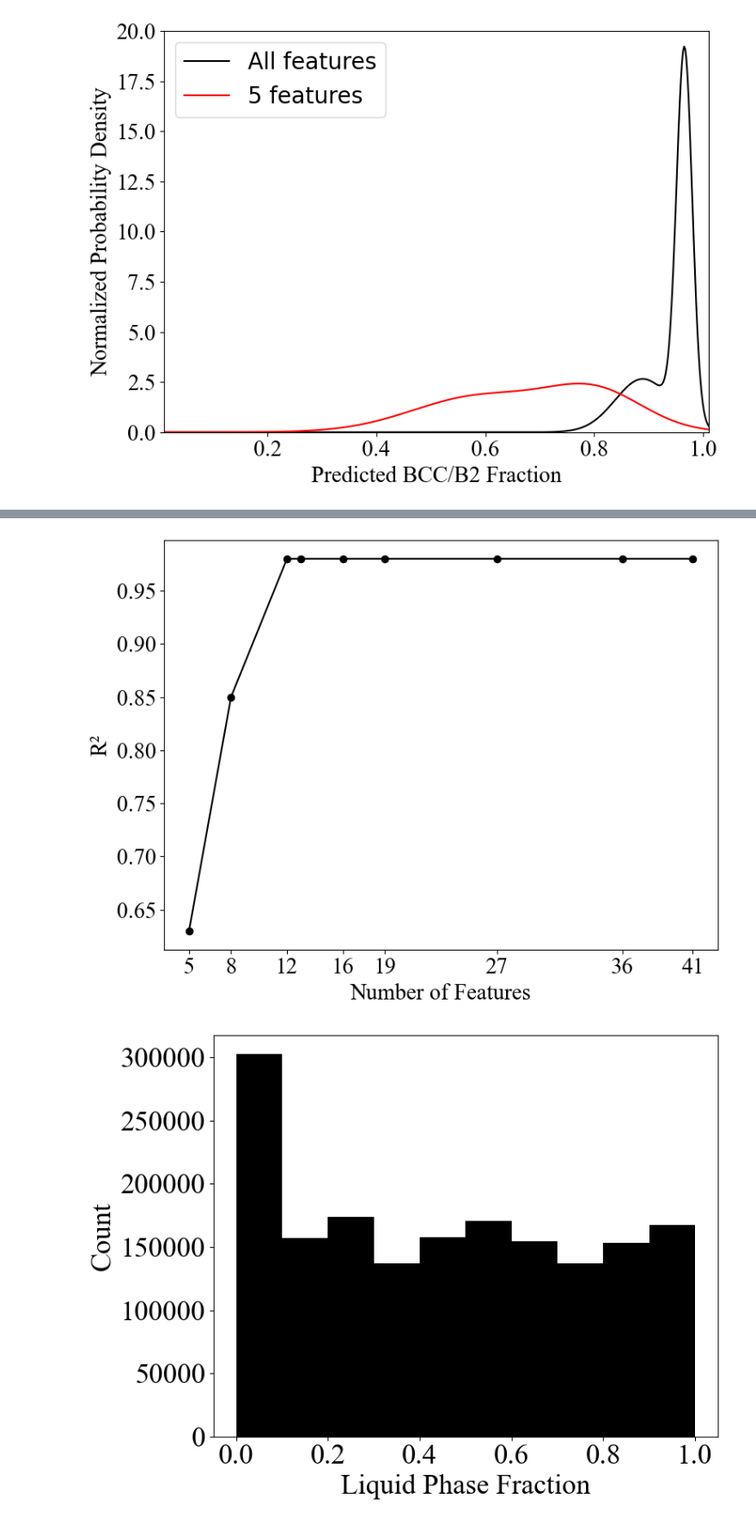
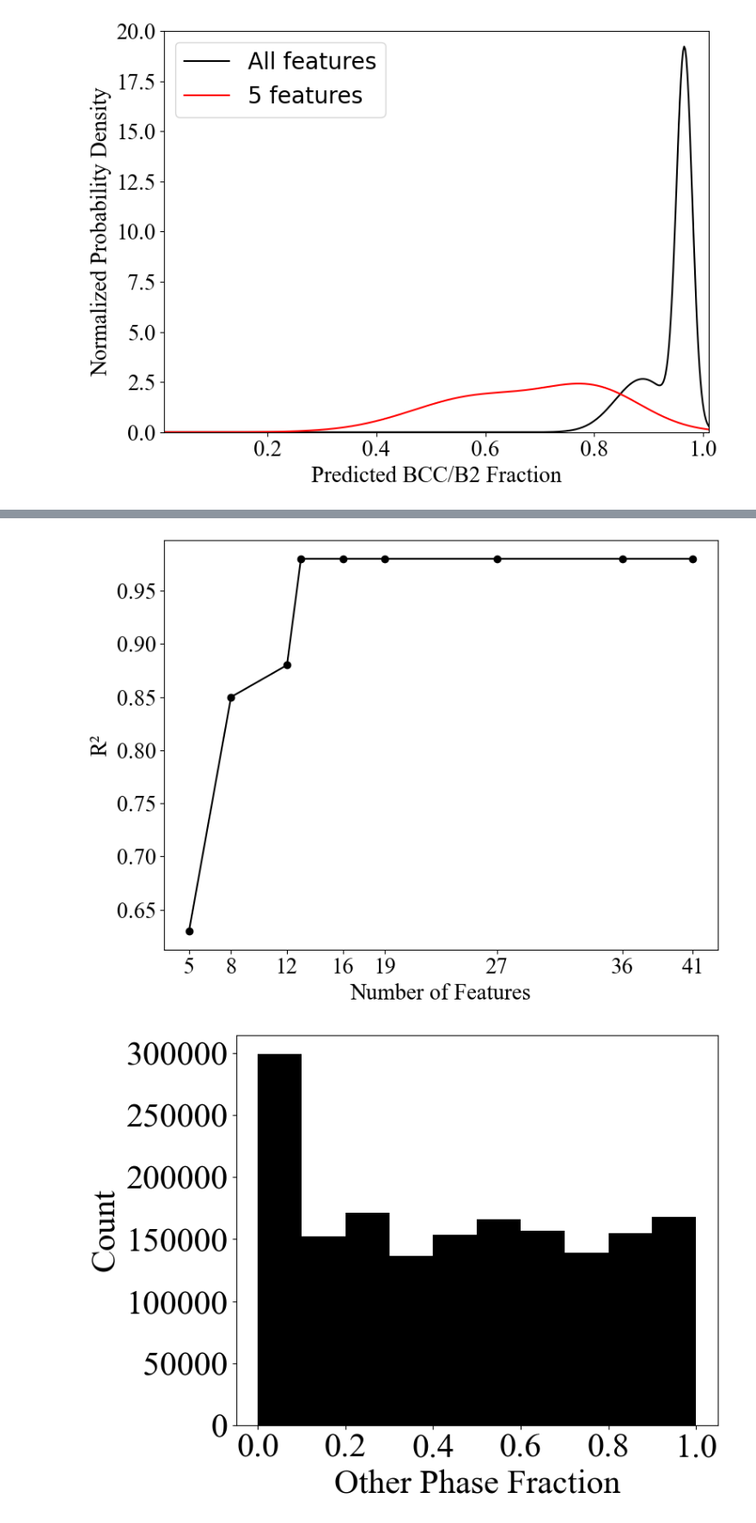
Before and after one commit to ashargh1/RMPEAs, a Jupyter notebook: Phase_UQ_Active_Learning/PerformanceEvaluation/PerformanceEvaluation.ipynb, the cells around one changed output, grey strips where cells are left out. Shown at 86% size. Saved outputs shown, nothing was run; the diff lists cells and outputs as text; code cells hidden in the pictures.

```diff
--- a/Phase_UQ_Active_Learning/PerformanceEvaluation/PerformanceEvaluation.ipynb
+++ b/Phase_UQ_Active_Learning/PerformanceEvaluation/PerformanceEvaluation.ipynb
@@ -594,10 +750,11 @@ Feature Importance Ranking (Most Important to Least):
 # %%
-#This code generates Figure 6(d) of the manuscript
+#This code generates Figure 7(d) of the manuscript
 import numpy as np
 import matplotlib.pyplot as plt
 
 n=[5,8,12,13,16,19,27,36,41]
-R2=[0.63,0.85,0.98,0.98,0.98,0.98,0.98,0.98,0.98]
+#R2=[0.63,0.85,0.98,0.98,0.98,0.98,0.98,0.98,0.98]
+R2=[0.63,0.85,0.88,0.98,0.98,0.98,0.98,0.98,0.98]
 plt.figure(figsize=(8, 6))
 plt.xlabel('Number of Features',fontsize=20, fontname='Times New Roman')
 plt.ylabel('R²',fontsize=20, fontname='Times New Roman')
@@ -609,31 +766,32 @@ plt.yticks(fontsize=20, fontname='Times New Roman')
 plt.tight_layout()
 plt.savefig('6d.png', dpi=600)
 # %% [output]
-[figure, old version]
+[figure, new version]
 # %%
 #This code generates Figure 1 and S1.
 import numpy as np
 import matplotlib.pyplot as plt
 
 A=np.load('ylo_oversampling.npy')
 #A[:,1]=A[:,1]+A[:,3]
+#A[:,7]=A[:,7]+A[:,2]
 
 bin_range = (0, 1)
 bin_size = 0.1
 num_bins = int((bin_range[1] - bin_range[0]) / bin_size)
 bins = np.arange(bin_range[0], bin_range[1] + bin_size, bin_size)
 
 
 
 plt.figure(figsize=(8, 6))
-plt.hist(A[:,0],color='black')
-plt.xlabel('Liquid Phase Fraction',fontsize=25, fontname='Times New Roman')
-plt.ylabel('Count',fontsize=25, fontname='Times New Roman')
+plt.hist(A[:,0],color='black') #phase
+plt.xlabel('Other Phase Fraction',fontsize=30, fontname='Times New Roman')
+plt.ylabel('Count',fontsize=30, fontname='Times New Roman')
 #plt.xlim([0,1])
 #plt.ylim([-0.1,1.1])
-plt.xticks(fontsize=25, fontname='Times New Roman')
-plt.yticks(fontsize=25, fontname='Times New Roman')
+plt.xticks(fontsize=30, fontname='Times New Roman')
+plt.yticks(fontsize=30, fontname='Times New Roman')
 plt.tight_layout()
-plt.savefig('S1f.png', dpi=600)
+plt.savefig('1Sf.png', dpi=600)
 # %% [output]
-[figure, old version]
+[figure, new version]
```
Also changed, not shown: parts of 7 cells of this notebook.
